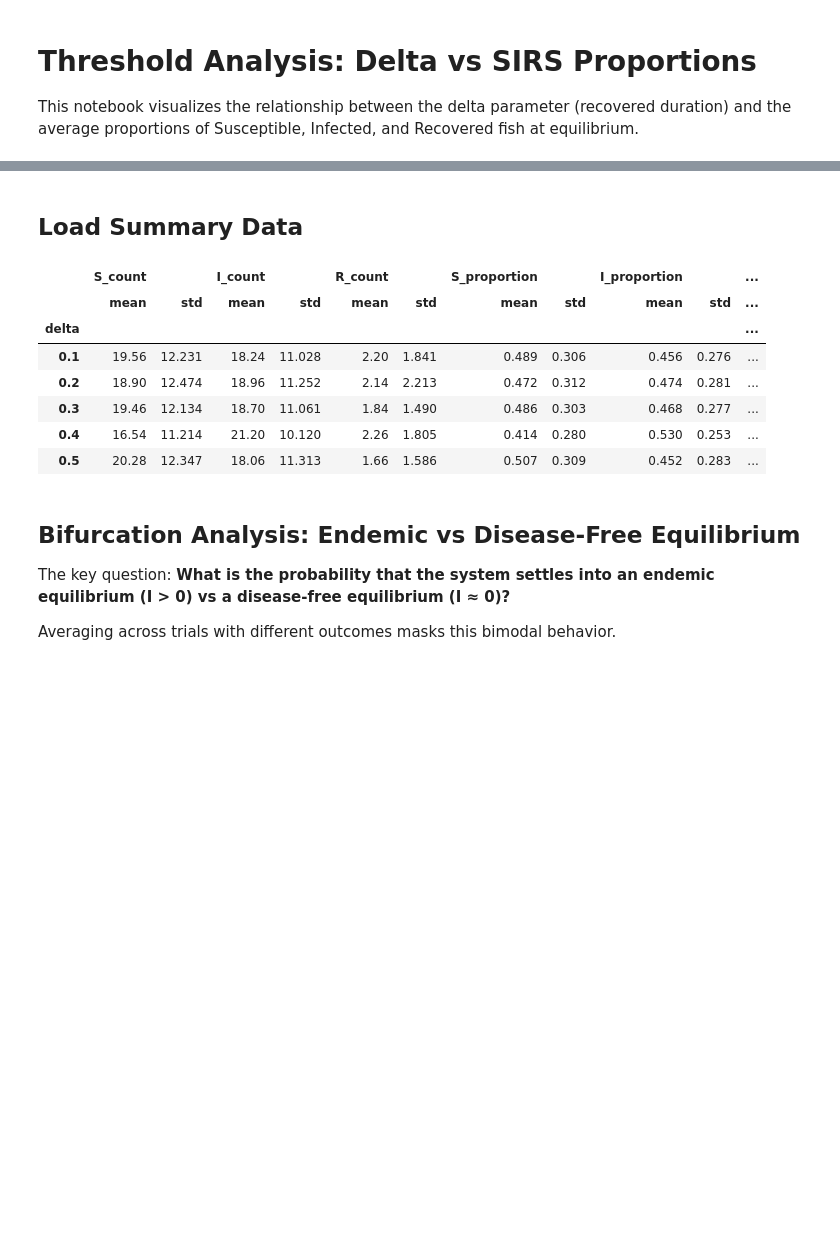
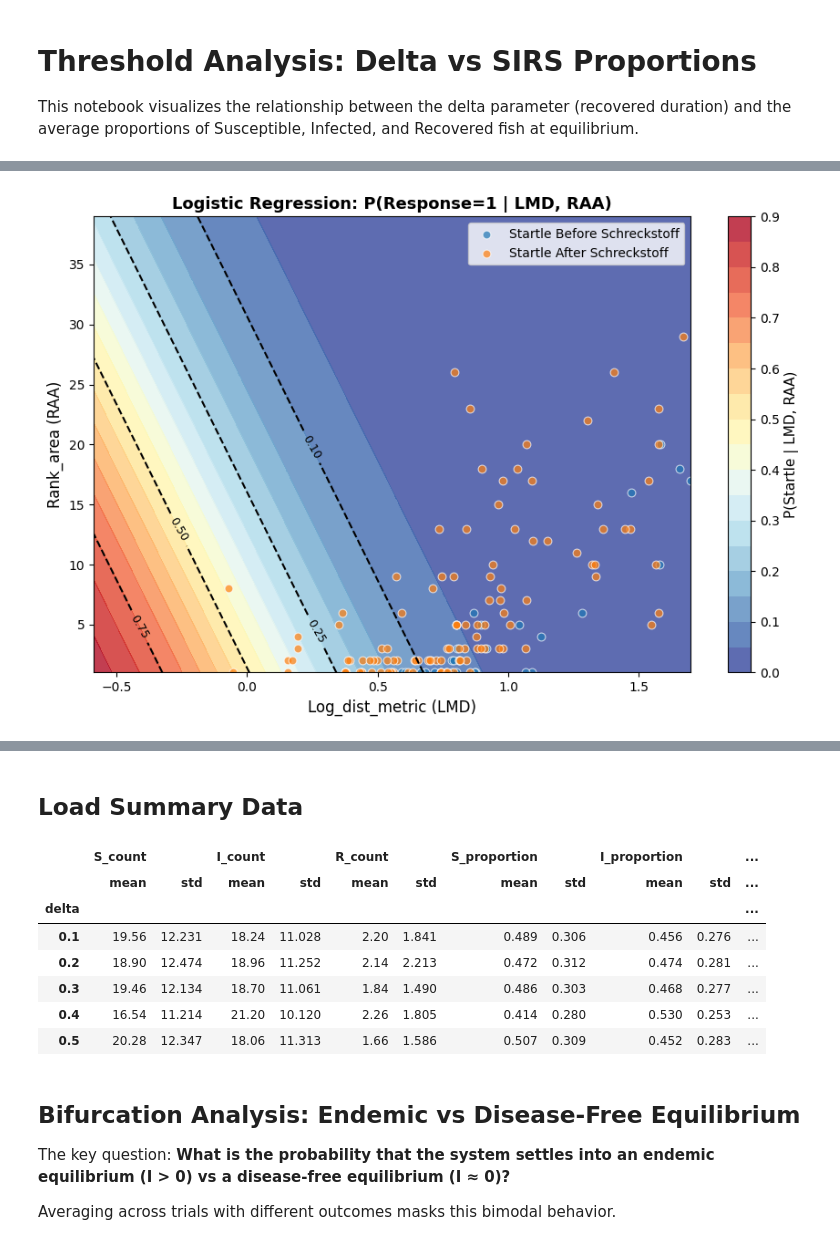
Before and after one commit to byarbrough/scaredfish, a Jupyter notebook: threshold_analysis.ipynb, the cells around one changed output, grey strips where cells are left out. Saved outputs shown, nothing was run; the diff lists cells and outputs as text; code cells hidden in the pictures; blank space fills up the shorter version.

```diff
--- a/threshold_analysis.ipynb
+++ b/threshold_analysis.ipynb
@@ -8,0 +29,5 @@ import numpy as np
+# %%
+# Read the CSV into dataframe
+csv_path = "realdata/first_responders_srk1.csv"
+df = pd.read_csv(csv_path)
+print(df.info())
@@ -8,0 +192,86 @@ import numpy as np
+# %%
+# Plot learned logistic regression for LMD and RAA
+
+import matplotlib.pyplot as plt
+from matplotlib.patches import Patch
+
+# Use the Schreck-only dataset (the selected model)
+df_plot = df_schreck.copy()
+
+# Create a mesh grid over the feature space
+log_dist_range = np.linspace(
+    df_plot["Log_dist_metric"].min(), df_plot["Log_dist_metric"].max(), 100
+)
+rank_area_range = np.linspace(
+    df_plot["Rank_area"].min(), df_plot["Rank_area"].max(), 100
+)
+log_dist_mesh, rank_area_mesh = np.meshgrid(log_dist_range, rank_area_range)
+
+# Get the fitted coefficients from result2 (Schreck only)
+beta_1 = result2.params["const"]
+beta_2 = result2.params["Log_dist_metric"]
+beta_3 = result2.params["Rank_area"]
+
+# Calculate probability surface: P = 1 / (1 + exp(-beta_1 - beta_2*LMD - beta_3*RAA))
+logit = beta_1 + beta_2 * log_dist_mesh + beta_3 * rank_area_mesh
+prob_mesh = 1 / (1 + np.exp(-logit))
+
+fig2, ax2 = plt.subplots(figsize=(9, 6))
+
+# Create contour plot
+contour = ax2.contourf(
+    log_dist_mesh, rank_area_mesh, prob_mesh, levels=20, cmap="RdYlBu_r", alpha=0.8
+)
+contour_lines = ax2.contour(
+    log_dist_mesh,
+    rank_area_mesh,
+    prob_mesh,
+    levels=[0.1, 0.25, 0.5, 0.75, 0.9],
+    colors="black",
+    linewidths=1.5,
+    linestyles="--",
+)
+ax2.clabel(contour_lines, inline=True, fontsize=9, fmt="%.2f")
+
+# Separate Response=1 (rare) and Response=0 (common)
+df_response1 = df_plot[df_plot["Response"] == 1]
+df_response0 = df_plot[df_plot["Response"] == 0]
+# Overlay actual Response=1 data points
+response1_before = df_response1[df_response1["When"] == "Before"]
+response1_after = df_response1[df_response1["When"] == "After"]
+ax2.scatter(
+    response1_before["Log_dist_metric"],
+    response1_before["Rank_area"],
+    marker="o",
+    s=40,
+    alpha=0.7,
+    edgecolors="white",
+    linewidths=0.8,
+    label="Startle Before Schreckstoff",
+)
+ax2.scatter(
+    response1_after["Log_dist_metric"],
+    response1_after["Rank_area"],
+    marker="o",
+    s=40,
+    alpha=0.7,
+    edgecolors="white",
+    linewidths=0.8,
+    label="Startle After Schreckstoff",
+)
+
+ax2.set_xlabel("Log_dist_metric (LMD)", fontsize=12)
+ax2.set_ylabel("Rank_area (RAA)", fontsize=12)
+ax2.set_title(
+    "Logistic Regression: P(Response=1 | LMD, RAA)", fontsize=13, fontweight="bold"
+)
+ax2.legend(loc="best")
+
+# Add colorbar
+cbar = plt.colorbar(contour, ax=ax2)
+cbar.set_label("P(Startle | LMD, RAA)", fontsize=11)
+
+plt.tight_layout()
+plt.show()
+# %% [output]
+[figure, added]
```
Also changed, not shown: parts of 12 cells of this notebook, 4 other files.
